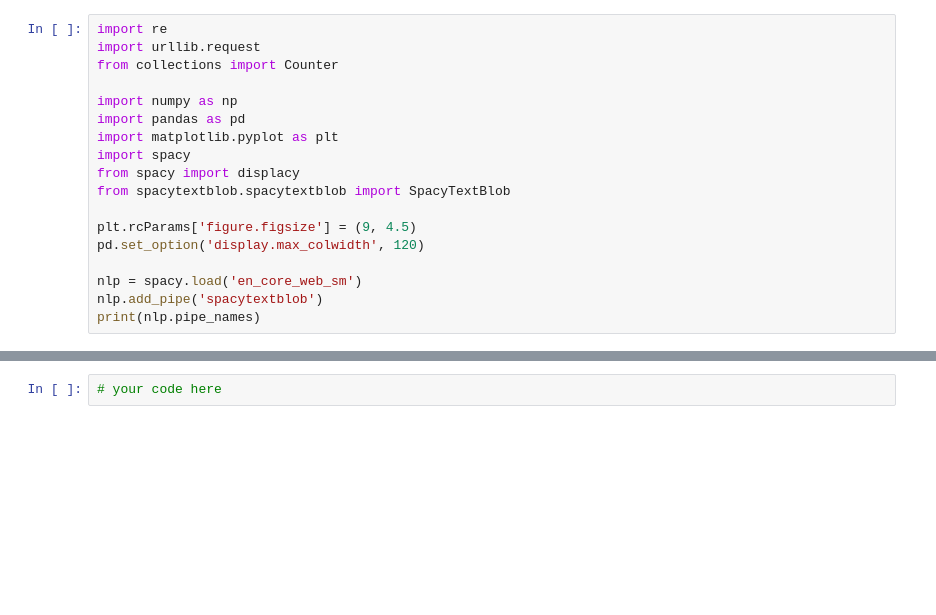
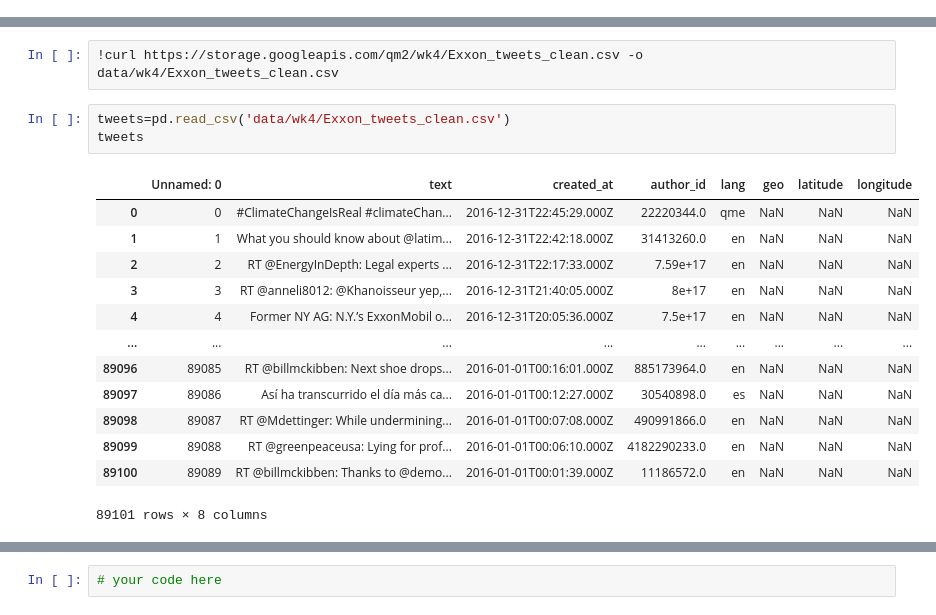
Before and after one commit to oballinger/BASC0005, a Jupyter notebook: notebooks/W04. Natural Language Processing.ipynb, the cells around one changed output, grey strips where cells are left out. Cells and saved outputs as stored; diff of their text form; blank space fills up the shorter version.

```diff
--- a/notebooks/W04. Natural Language Processing.ipynb
+++ b/notebooks/W04. Natural Language Processing.ipynb
@@ -32,18 +4,0 @@ spaCy and its small English model are preinstalled on Colab. We add `spacytextbl
-# %%
-import re
-import urllib.request
-from collections import Counter
-
-import numpy as np
-import pandas as pd
-import matplotlib.pyplot as plt
-import spacy
-from spacy import displacy
-from spacytextblob.spacytextblob import SpacyTextBlob
-
-plt.rcParams['figure.figsize'] = (9, 4.5)
-pd.set_option('display.max_colwidth', 120)
-
-nlp = spacy.load('en_core_web_sm')
-nlp.add_pipe('spacytextblob')
-print(nlp.pipe_names)
@@ -116,0 +571,19 @@ How many times does this meeting mention "global warming"? And "carbon" as a who
+# %%
+!curl https://storage.googleapis.com/qm2/wk4/Exxon_tweets_clean.csv -o data/wk4/Exxon_tweets_clean.csv
+# %%
+tweets=pd.read_csv('data/wk4/Exxon_tweets_clean.csv')
+tweets
+# %% [output]
+|  | Unnamed: 0 | text | created_at | author_id | lang | geo | latitude | longitude |
+| 0 | 0 | #ClimateChangeIsReal #climateChan... | 2016-12-31T22:45:29.000Z | 22220344.0 | qme | NaN | NaN | NaN |
+| 1 | 1 | What you should know about @latim... | 2016-12-31T22:42:18.000Z | 31413260.0 | en | NaN | NaN | NaN |
+| 2 | 2 | RT @EnergyInDepth: Legal experts ... | 2016-12-31T22:17:33.000Z | 7.59e+17 | en | NaN | NaN | NaN |
+| 3 | 3 | RT @anneli8012: @Khanoisseur yep,... | 2016-12-31T21:40:05.000Z | 8e+17 | en | NaN | NaN | NaN |
+| 4 | 4 | Former NY AG: N.Y.’s ExxonMobil o... | 2016-12-31T20:05:36.000Z | 7.5e+17 | en | NaN | NaN | NaN |
+| ... | ... | ... | ... | ... | ... | ... | ... | ... |
+| 89096 | 89085 | RT @billmckibben: Next shoe drops... | 2016-01-01T00:16:01.000Z | 885173964.0 | en | NaN | NaN | NaN |
+| 89097 | 89086 | Así ha transcurrido el día más ca... | 2016-01-01T00:12:27.000Z | 30540898.0 | es | NaN | NaN | NaN |
+| 89098 | 89087 | RT @Mdettinger: While undermining... | 2016-01-01T00:07:08.000Z | 490991866.0 | en | NaN | NaN | NaN |
+| 89099 | 89088 | RT @greenpeaceusa: Lying for prof... | 2016-01-01T00:06:10.000Z | 4182290233.0 | en | NaN | NaN | NaN |
+| 89100 | 89089 | RT @billmckibben: Thanks to @demo... | 2016-01-01T00:01:39.000Z | 11186572.0 | en | NaN | NaN | NaN |
+89101 rows × 8 columns
```
Also changed, not shown: parts of 141 cells of this notebook, 3 other files.
